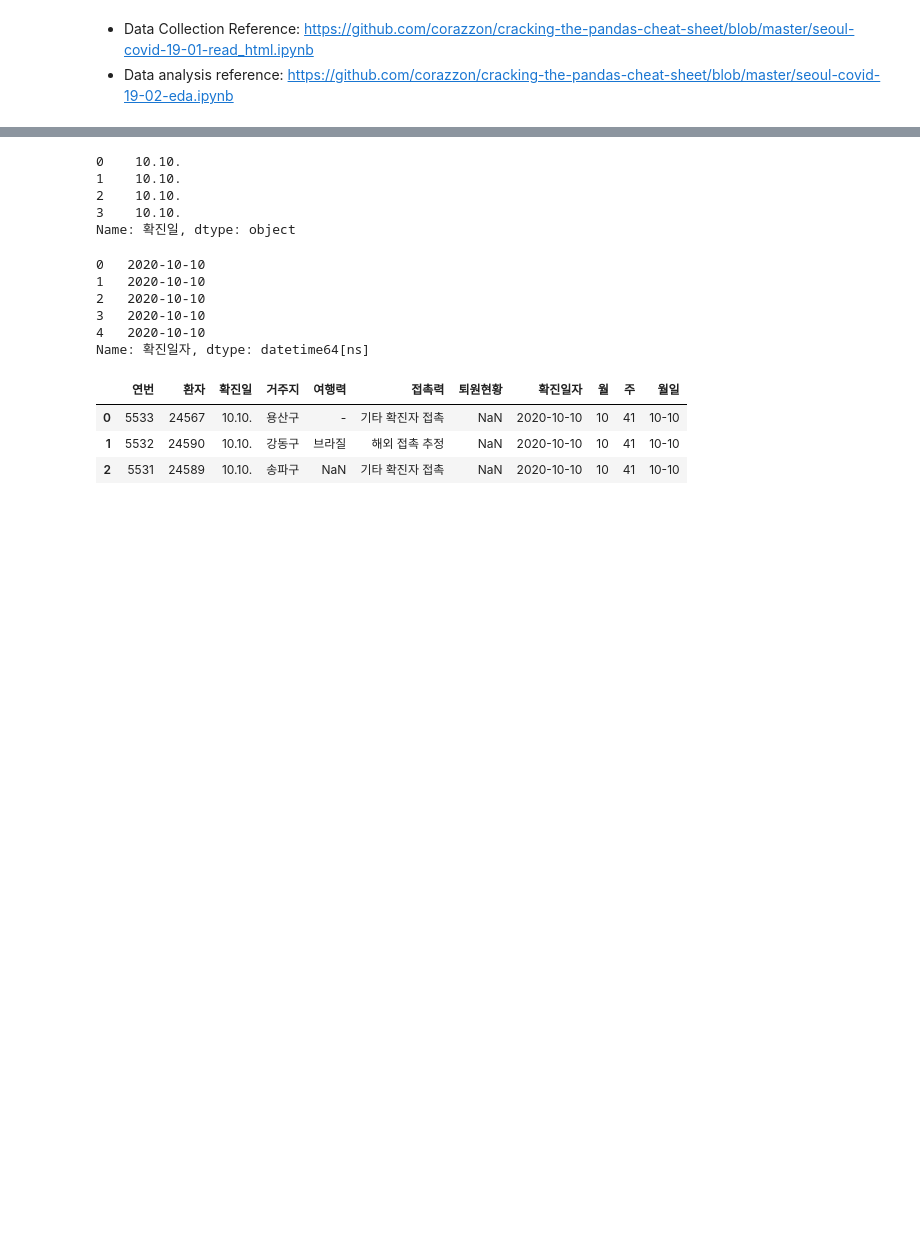
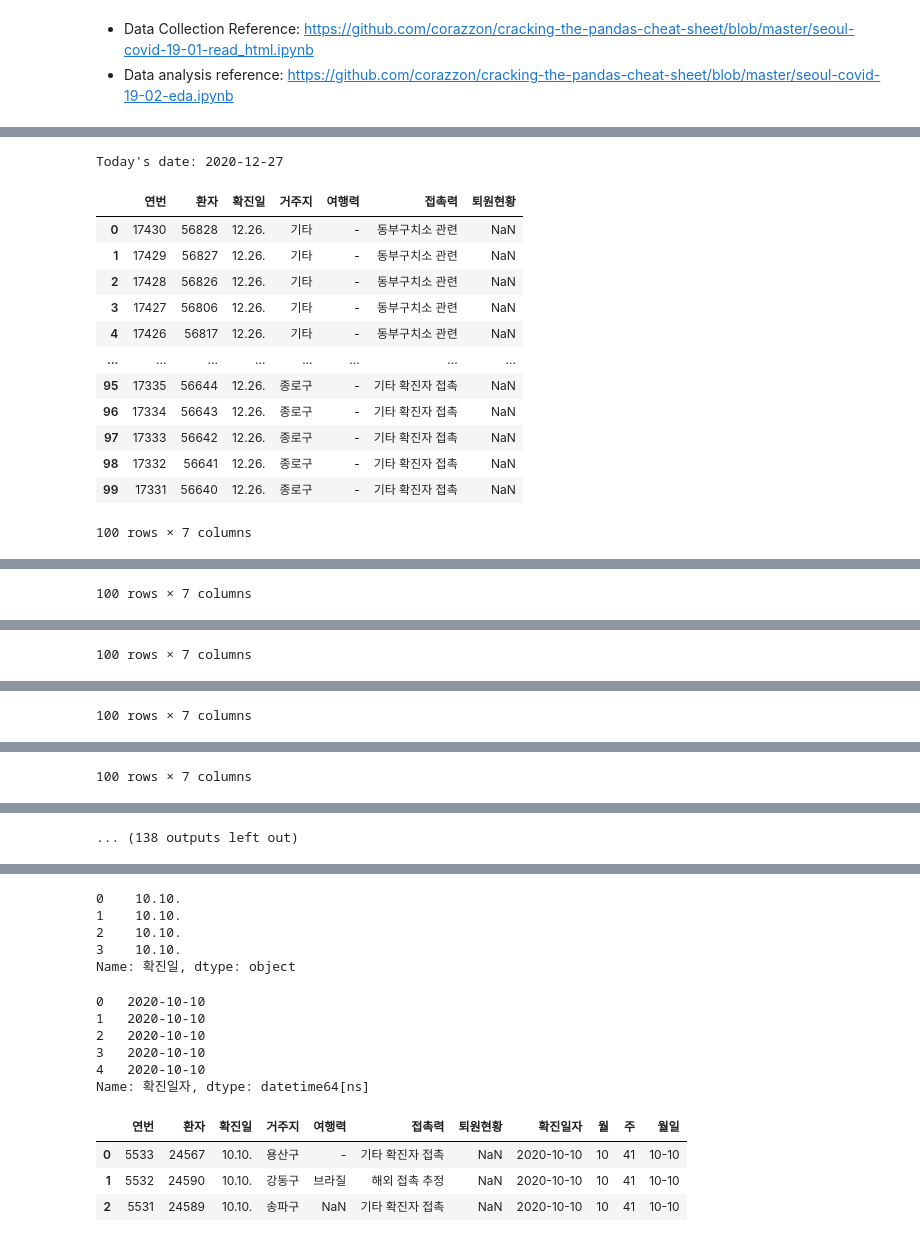
Before and after one commit to snoop2head/covid19_unknown_spread, a Jupyter notebook: track_unknown_paths.ipynb, the cells around one changed output, grey strips where cells are left out. Drawn from its saved outputs; the diff is of its cells as text; code cells hidden in the pictures; blank space fills up the shorter version.

```diff
--- a/track_unknown_paths.ipynb
+++ b/track_unknown_paths.ipynb
@@ -74,0 +86,73 @@ df.head()
+# %%
+from datetime import date
+
+today = date.today()
+print("Today's date:", today)
+
+from selenium import webdriver
+from selenium.common.exceptions import NoSuchElementException
+from bs4 import BeautifulSoup
+import urllib.request
+from urllib.parse import urlparse, parse_qs
+from getpass import getpass
+import threading
+import time
+import pandas as pd
+import numpy as np
+
+# chrome driver options
+options = webdriver.ChromeOptions()
+# options.add_argument("headless")
+options.add_experimental_option(
+    "prefs",
+    {
+        "download.default_directory": "./dataset_created",
+        "download.prompt_for_download": False,
+        "download.directory_upgrade": True,
+        "safebrowsing.enabled": True,
+    },
+)
+driver = webdriver.Chrome("./chromedriver", options=options)
+
+
+# get url
+url = "https://www.seoul.go.kr/coronaV/coronaStatus.do#status_page_top"
+driver.get(url)
+
+# get the last page as index range
+button_last_page = driver.find_element_by_xpath('//*[@id="DataTables_Table_0_paginate"]/span/a[6]')
+str_last_index = button_last_page.text
+int_last_index = int(str_last_index)
+
+list_patient_data_total = []
+
+for num in range(int_last_index):
+    list_patient_data_100 = []
+    # get first page table
+    tables = pd.read_html(driver.page_source)
+
+    for table in tables:
+        if "연번" in table:
+            list_patient_data_100.append(table)
+
+    display(list_patient_data_100[0])
+    list_patient_data_total.append(list_patient_data_100[0])
+
+    button_paginate_next = driver.find_element_by_xpath('//*[@id="DataTables_Table_0_next"]')
+    button_paginate_next.click()
+    time.sleep(1.5)
+# %% [output]
+Today's date: 2020-12-27
+|  | 연번 | 환자 | 확진일 | 거주지 | 여행력 | 접촉력 | 퇴원현황 |
+| 0 | 17430 | 56828 | 12.26. | 기타 | - | 동부구치소 관련 | NaN |
+| 1 | 17429 | 56827 | 12.26. | 기타 | - | 동부구치소 관련 | NaN |
+| 2 | 17428 | 56826 | 12.26. | 기타 | - | 동부구치소 관련 | NaN |
+| 3 | 17427 | 56806 | 12.26. | 기타 | - | 동부구치소 관련 | NaN |
+| 4 | 17426 | 56817 | 12.26. | 기타 | - | 동부구치소 관련 | NaN |
+| ... | ... | ... | ... | ... | ... | ... | ... |
+| 95 | 17335 | 56644 | 12.26. | 종로구 | - | 기타 확진자 접촉 | NaN |
+| 96 | 17334 | 56643 | 12.26. | 종로구 | - | 기타 확진자 접촉 | NaN |
+| 97 | 17333 | 56642 | 12.26. | 종로구 | - | 기타 확진자 접촉 | NaN |
+| 98 | 17332 | 56641 | 12.26. | 종로구 | - | 기타 확진자 접촉 | NaN |
+| 99 | 17331 | 56640 | 12.26. | 종로구 | - | 기타 확진자 접촉 | NaN |
+100 rows × 7 columns
@@ -74,0 +171 @@ df.head()
+100 rows × 7 columns
@@ -74,0 +184 @@ df.head()
+100 rows × 7 columns
@@ -74,0 +197 @@ df.head()
+100 rows × 7 columns
@@ -74,0 +210 @@ df.head()
+100 rows × 7 columns
@@ -74,0 +223 @@ df.head()
+... (138 outputs left out)
```
Also changed, not shown: parts of 34 cells of this notebook, 4 other files.
